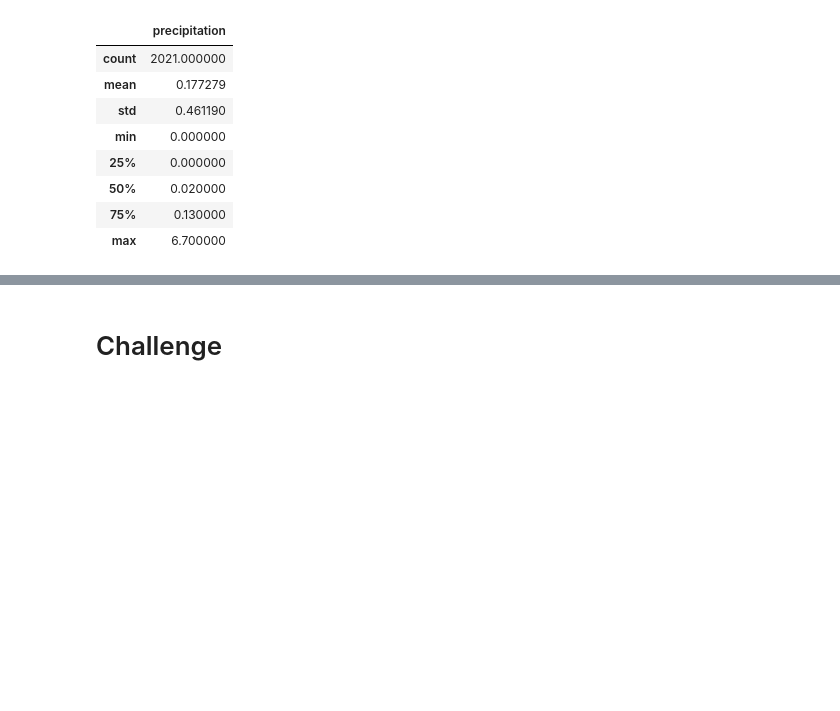
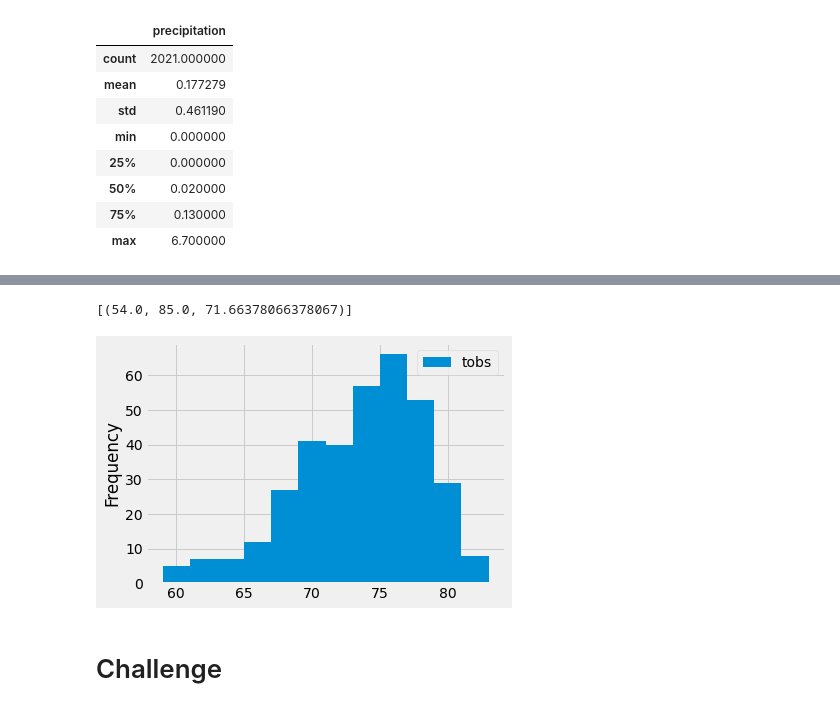
Before and after one commit to rgilgeous19/surfs_up, a Jupyter notebook: climate_analysis.ipynb, the cells around one changed output, grey strips where cells are left out. Drawn from its saved outputs; the diff is of its cells as text; code cells hidden in the pictures; blank space fills up the shorter version.

```diff
--- a/climate_analysis.ipynb
+++ b/climate_analysis.ipynb
@@ -102,9 +118,28 @@ df.describe()
 # %%
 # Using the station id from the previous query, calculate the lowest temperature recorded,
 # highest temperature recorded, and average temperature most active station?
+
+session.query(func.min(Measurement.tobs), func.max(Measurement.tobs), func.avg(Measurement.tobs)).\
+filter(Measurement.station == 'USC00519281').all()
+# %% [output]
+[(54.0, 85.0, 71.66378066378067)]
 # %%
 # Choose the station with the highest number of temperature observations.
 # Query the last 12 months of temperature observation data for this station and plot the results as a histogram
+
+results = session.query(Measurement.tobs).\
+filter(Measurement.station == 'USC00519281').\
+filter(Measurement.date >= prev_year).all()
+
+#adding data to a dataframe
+df = pd.DataFrame(results, columns=['tobs'])
+
+#creating histogram
+
+df.plot.hist(bins=12)
+plt.tight_layout()
+# %% [output]
+[figure, added]
 # %%
 # Write a function called `calc_temps` that will accept start date and end date in the format '%Y-%m-%d'
 # and return the minimum, average, and maximum temperatures for that range of dates
```
Also changed, not shown: parts of 2 cells of this notebook.
